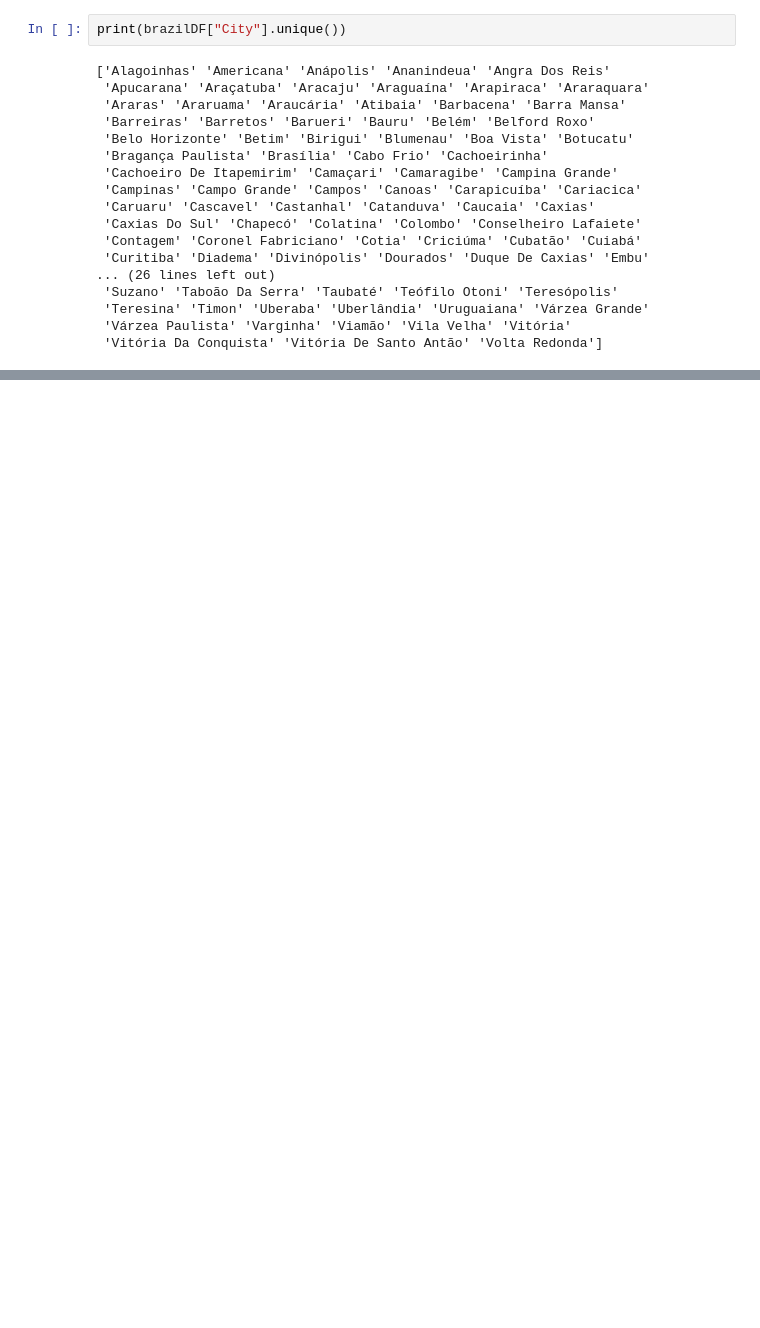
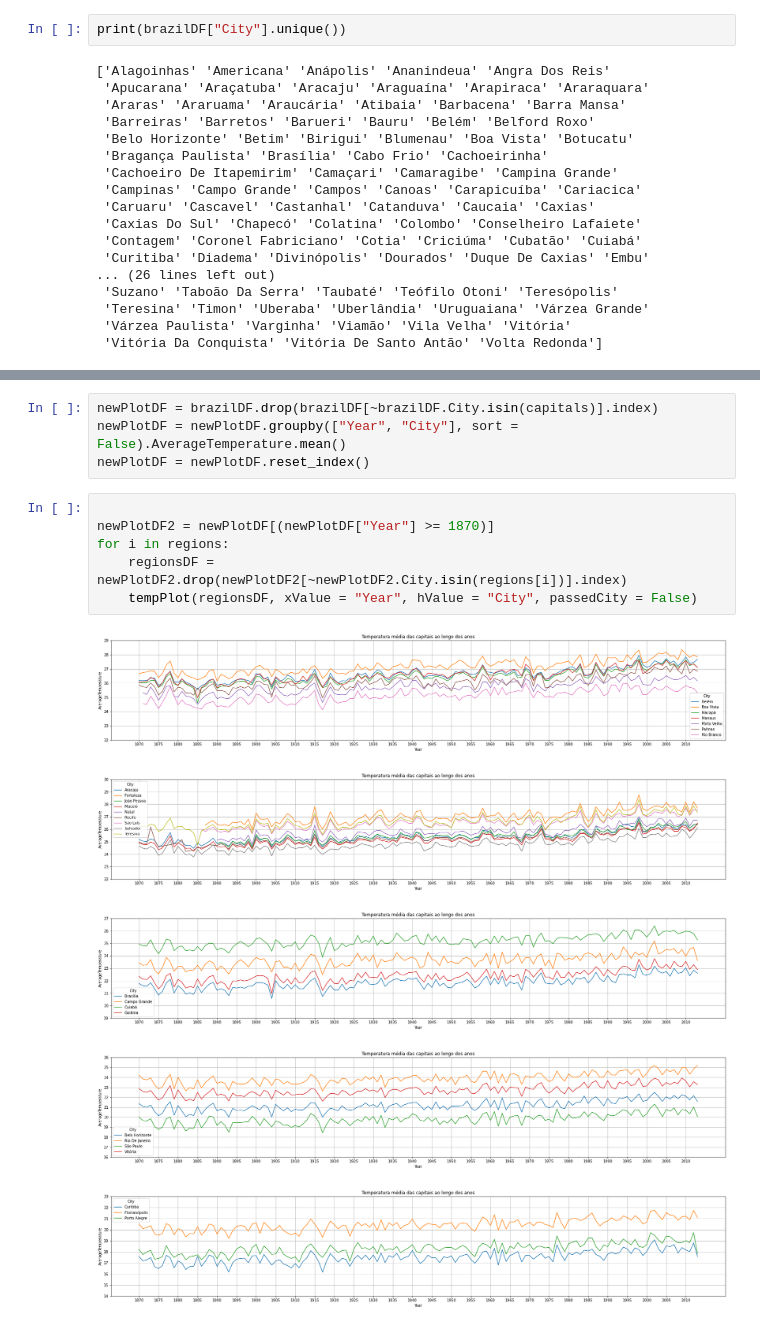
Before and after one commit to rodrigofmfreitas/Temperature-Project, a Jupyter notebook: main.ipynb, the cells around one changed output, grey strips where cells are left out. Saved outputs shown, nothing was run; the diff lists cells and outputs as text; blank space fills up the shorter version.

```diff
--- a/main.ipynb
+++ b/main.ipynb
@@ -177,0 +199,16 @@ for city in capitals:
+# %%
+newPlotDF = brazilDF.drop(brazilDF[~brazilDF.City.isin(capitals)].index)
+newPlotDF = newPlotDF.groupby(["Year", "City"], sort = False).AverageTemperature.mean()
+newPlotDF = newPlotDF.reset_index()
+# %%
+
+newPlotDF2 = newPlotDF[(newPlotDF["Year"] >= 1870)]
+for i in regions:
+    regionsDF = newPlotDF2.drop(newPlotDF2[~newPlotDF2.City.isin(regions[i])].index)
+    tempPlot(regionsDF, xValue = "Year", hValue = "City", passedCity = False)
+# %% [output]
+[figure, added]
+[figure, added]
+[figure, added]
+[figure, added]
+[figure, added]
```
Also changed, not shown: parts of 8 cells of this notebook.
